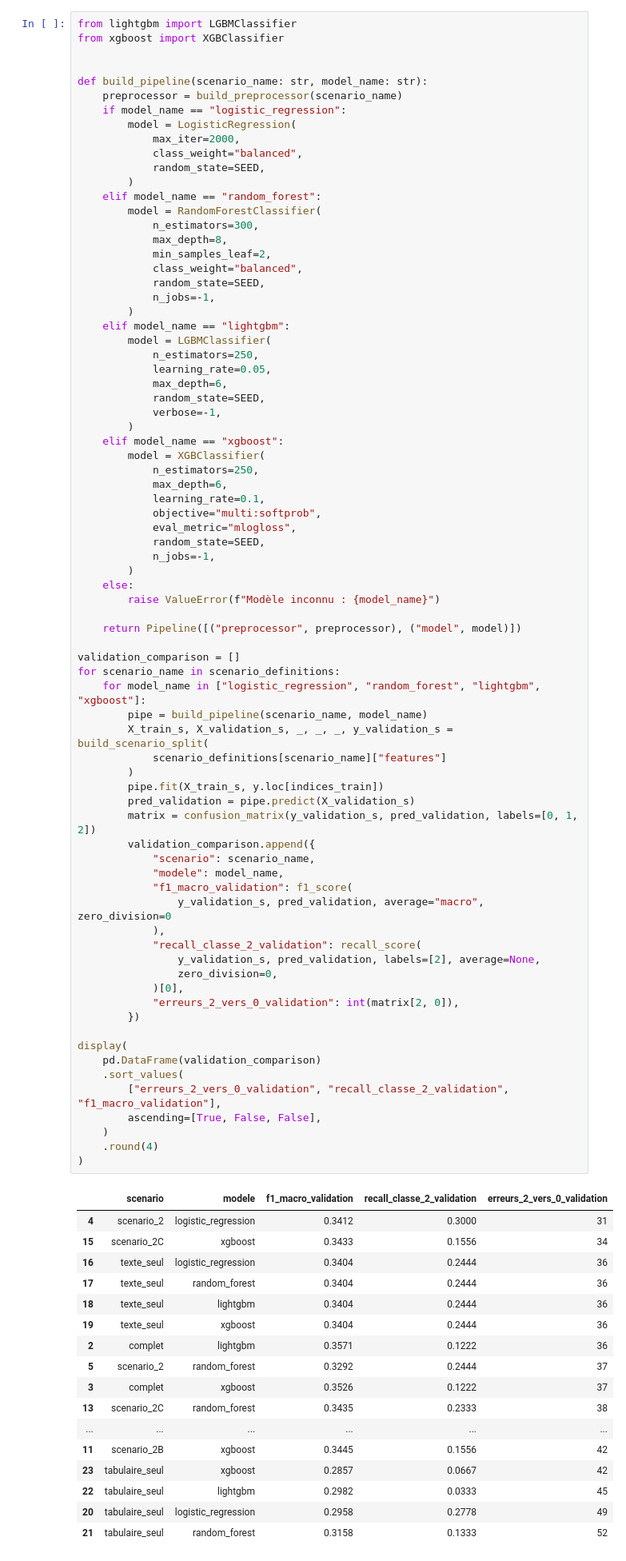
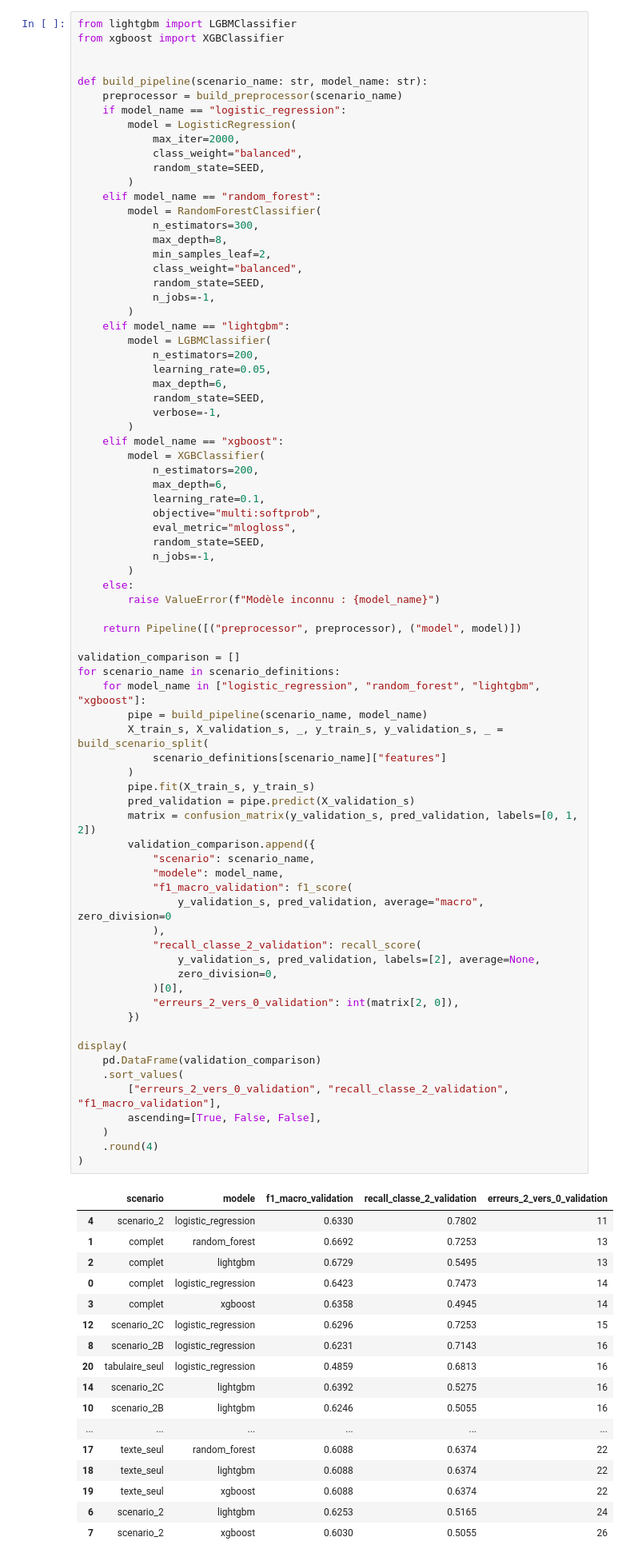
Before and after one commit to ChristelleConstancias/ProjetClassementDemandeurEmploi, a Jupyter notebook: notebooks/Classement_demandeur.ipynb, the cells around one changed output. Shown at 80% size. Drawn from its saved outputs; the diff is of its cells as text.

```diff
--- a/notebooks/Classement_demandeur.ipynb
+++ b/notebooks/Classement_demandeur.ipynb
@@ -1161,7 +1161,7 @@ def build_pipeline(scenario_name: str, model_name: str):
         )
     elif model_name == "lightgbm":
         model = LGBMClassifier(
-            n_estimators=250,
+            n_estimators=200,
             learning_rate=0.05,
             max_depth=6,
             random_state=SEED,
@@ -1169,7 +1169,7 @@ def build_pipeline(scenario_name: str, model_name: str):
         )
     elif model_name == "xgboost":
         model = XGBClassifier(
-            n_estimators=250,
+            n_estimators=200,
             max_depth=6,
             learning_rate=0.1,
             objective="multi:softprob",
@@ -1186,51 +1186,51 @@ validation_comparison = []
 for scenario_name in scenario_definitions:
     for model_name in ["logistic_regression", "random_forest", "lightgbm", "xgboost"]:
         pipe = build_pipeline(scenario_name, model_name)
-        X_train_s, X_validation_s, _, _, _, y_validation_s = build_scenario_split(
+        X_train_s, X_validation_s, _, y_train_s, y_validation_s, _ = build_scenario_split(
             scenario_definitions[scenario_name]["features"]
         )
-        pipe.fit(X_train_s, y.loc[indices_train])
+        pipe.fit(X_train_s, y_train_s)
         pred_validation = pipe.predict(X_validation_s)
         matrix = confusion_matrix(y_validation_s, pred_validation, labels=[0, 1, 2])
         validation_comparison.append({
             "scenario": scenario_name,
             "modele": model_name,
             "f1_macro_validation": f1_score(
                 y_validation_s, pred_validation, average="macro", zero_division=0
             ),
             "recall_classe_2_validation": recall_score(
                 y_validation_s, pred_validation, labels=[2], average=None,
                 zero_division=0,
             )[0],
             "erreurs_2_vers_0_validation": int(matrix[2, 0]),
         })
 
 display(
     pd.DataFrame(validation_comparison)
     .sort_values(
         ["erreurs_2_vers_0_validation", "recall_classe_2_validation", "f1_macro_validation"],
         ascending=[True, False, False],
     )
     .round(4)
 )
 # %% [output]
 |  | scenario | modele | f1_macro_validation | recall_classe_2_validation | erreurs_2_vers_0_validation |
-| 4 | scenario_2 | logistic_regression | 0.3412 | 0.3000 | 31 |
-| 15 | scenario_2C | xgboost | 0.3433 | 0.1556 | 34 |
-| 16 | texte_seul | logistic_regression | 0.3404 | 0.2444 | 36 |
-| 17 | texte_seul | random_forest | 0.3404 | 0.2444 | 36 |
-| 18 | texte_seul | lightgbm | 0.3404 | 0.2444 | 36 |
-| 19 | texte_seul | xgboost | 0.3404 | 0.2444 | 36 |
-| 2 | complet | lightgbm | 0.3571 | 0.1222 | 36 |
-| 5 | scenario_2 | random_forest | 0.3292 | 0.2444 | 37 |
-| 3 | complet | xgboost | 0.3526 | 0.1222 | 37 |
-| 13 | scenario_2C | random_forest | 0.3435 | 0.2333 | 38 |
+| 4 | scenario_2 | logistic_regression | 0.6330 | 0.7802 | 11 |
+| 1 | complet | random_forest | 0.6692 | 0.7253 | 13 |
+| 2 | complet | lightgbm | 0.6729 | 0.5495 | 13 |
+| 0 | complet | logistic_regression | 0.6423 | 0.7473 | 14 |
+| 3 | complet | xgboost | 0.6358 | 0.4945 | 14 |
+| 12 | scenario_2C | logistic_regression | 0.6296 | 0.7253 | 15 |
+| 8 | scenario_2B | logistic_regression | 0.6231 | 0.7143 | 16 |
+| 20 | tabulaire_seul | logistic_regression | 0.4859 | 0.6813 | 16 |
+| 14 | scenario_2C | lightgbm | 0.6392 | 0.5275 | 16 |
+| 10 | scenario_2B | lightgbm | 0.6246 | 0.5055 | 16 |
 | ... | ... | ... | ... | ... | ... |
-| 11 | scenario_2B | xgboost | 0.3445 | 0.1556 | 42 |
-| 23 | tabulaire_seul | xgboost | 0.2857 | 0.0667 | 42 |
-| 22 | tabulaire_seul | lightgbm | 0.2982 | 0.0333 | 45 |
-| 20 | tabulaire_seul | logistic_regression | 0.2958 | 0.2778 | 49 |
-| 21 | tabulaire_seul | random_forest | 0.3158 | 0.1333 | 52 |
+| 17 | texte_seul | random_forest | 0.6088 | 0.6374 | 22 |
+| 18 | texte_seul | lightgbm | 0.6088 | 0.6374 | 22 |
+| 19 | texte_seul | xgboost | 0.6088 | 0.6374 | 22 |
+| 6 | scenario_2 | lightgbm | 0.6253 | 0.5165 | 24 |
+| 7 | scenario_2 | xgboost | 0.6030 | 0.5055 | 26 |
 # %% [markdown]
 ### Synthèse comparative des scénarios
 Le scénario sans âge, nationalité hors UE et statut allocataire est retenu pour la suite du projet. Ce choix ne repose pas uniquement sur les performances du modèle, mais également sur des considérations éthiques et réglementaires.
```
Also changed, not shown: parts of 9 cells of this notebook, 5 other files.
